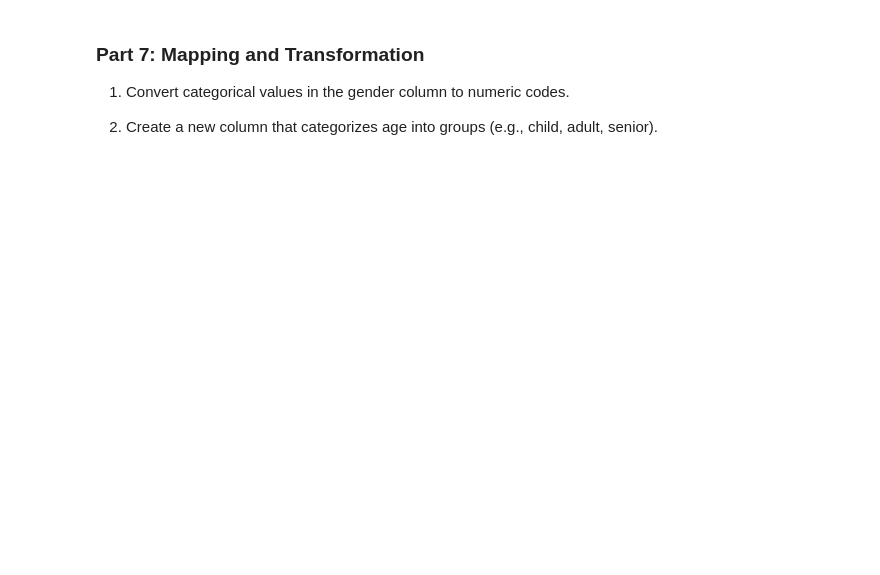
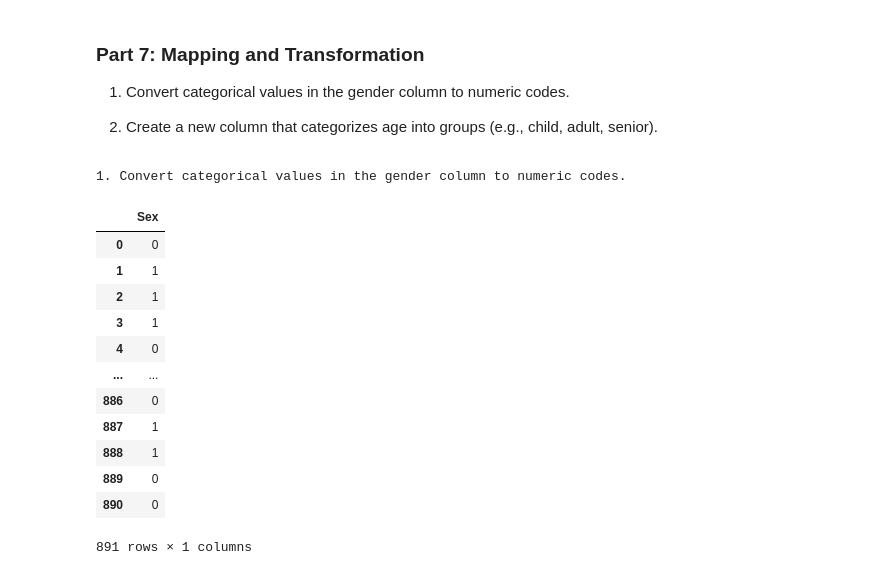
Before and after one commit to CeruleanAcorn/mora_michael_LabTask, a Jupyter notebook: Labs/LabTask01.ipynb, the cells around one changed output. Cells and saved outputs as stored; diff of their text form; code cells hidden in the pictures; blank space fills up the shorter version.

```diff
--- a/Labs/LabTask01.ipynb
+++ b/Labs/LabTask01.ipynb
@@ -431,0 +512,31 @@ TypeError: 'float' object is not callable
+# %%
+#1. Convert categorical values in the gender column to numeric codes.
+print("1. Convert categorical values in the gender column to numeric codes.")
+
+def sex_categories(x):
+    if(x == 'male'):
+        return 0
+    elif(x == 'female'):
+        return 1
+    else: # If input is something else, account for it with NaN
+        return np.nan
+
+stringgender = df[['Sex']]
+# 0 = 'male', otherwise 1.
+numericgender = stringgender.map(sex_categories)
+numericgender
+# %% [output]
+1. Convert categorical values in the gender column to numeric codes.
+|  | Sex |
+| 0 | 0 |
+| 1 | 1 |
+| 2 | 1 |
+| 3 | 1 |
+| 4 | 0 |
+| ... | ... |
+| 886 | 0 |
+| 887 | 1 |
+| 888 | 1 |
+| 889 | 0 |
+| 890 | 0 |
+891 rows × 1 columns
```
Also changed, not shown: parts of 16 cells of this notebook.
